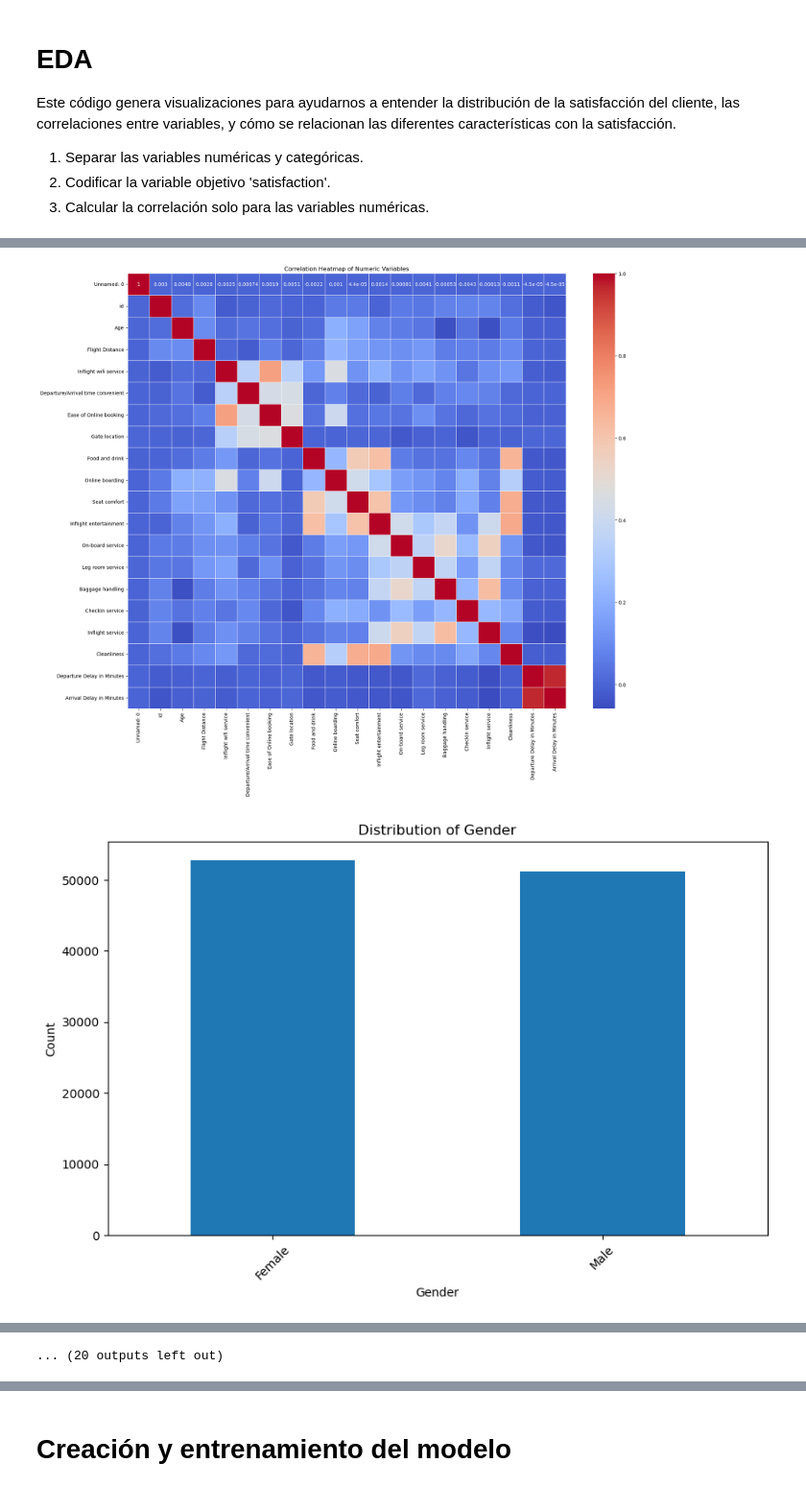
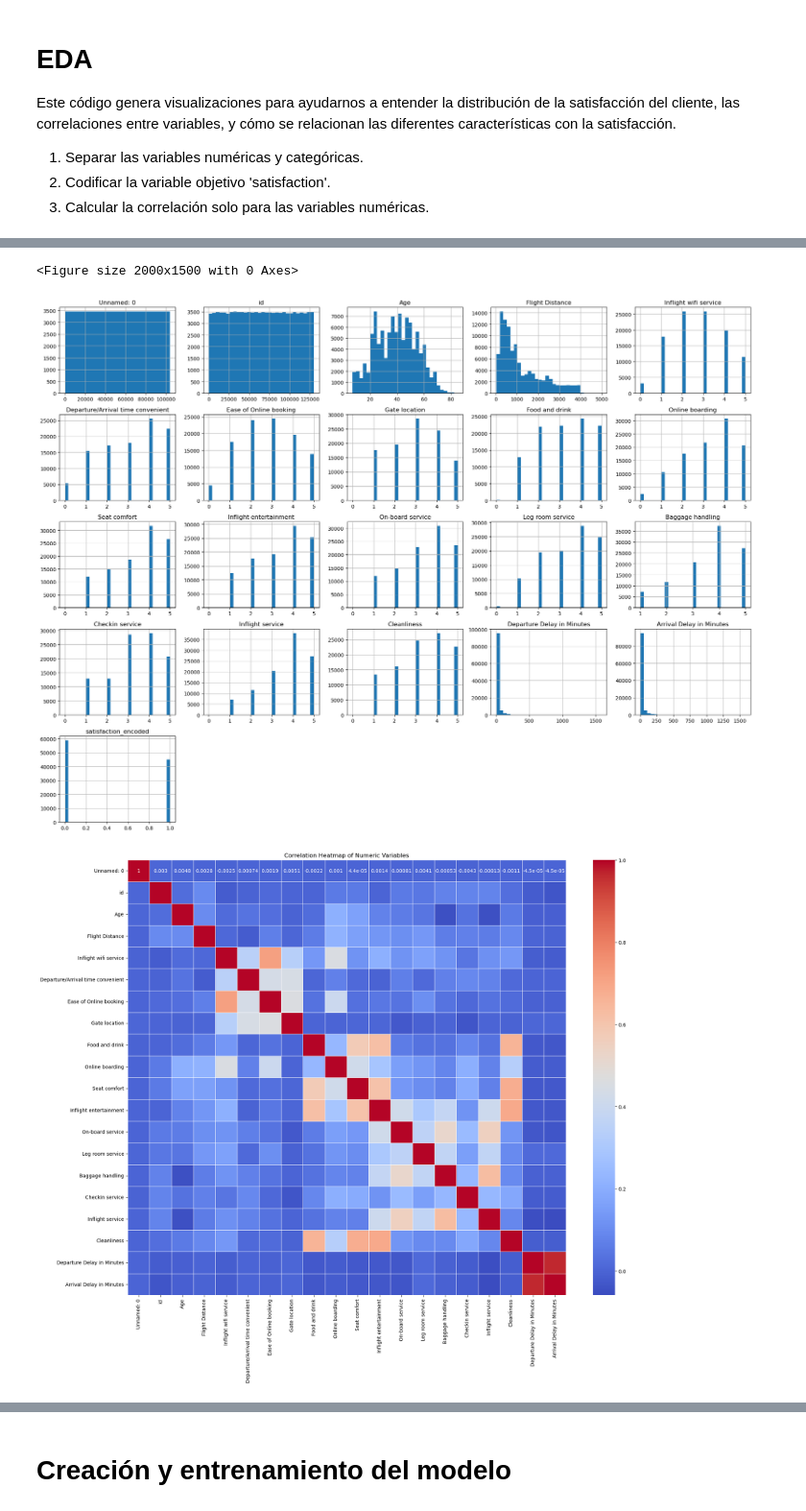
Before and after one commit to AI-School-F5-P3/F5-Aerolineas-G2, a Jupyter notebook: main.ipynb, the cells around one changed output, grey strips where cells are left out. Shown at 96% size. Saved outputs shown, nothing was run; the diff lists cells and outputs as text; code cells hidden in the pictures.

```diff
--- a/main.ipynb
+++ b/main.ipynb
@@ -67,9 +165,6 @@ Este código genera visualizaciones para ayudarnos a entender la distribución d
 2. Codificar la variable objetivo 'satisfaction'.
 3. Calcular la correlación solo para las variables numéricas.
 # %%
-import pandas as pd
-import matplotlib.pyplot as plt
-import seaborn as sns
 from sklearn.preprocessing import LabelEncoder
 
 # Cargar los datos
@@ -85,7 +180,7 @@ df['satisfaction_encoded'] = le.fit_transform(df['satisfaction'])
 
 # Análisis de variables numéricas
 plt.figure(figsize=(20, 15))
-df[numeric_columns].hist(bins=30, figsize=(20, 15))
+df.hist(bins=30, figsize=(20, 15))
 plt.tight_layout()
 plt.show()
 
@@ -126,2 +221,3 @@ for col in numeric_columns:
+<Figure size 2000x1500 with 0 Axes>
-[figure, old version]
+[figure, new version]
-[figure, old version]
+[figure, new version]
@@ -136 +230,0 @@ for col in numeric_columns:
-... (20 outputs left out)
```
Also changed, not shown: parts of 14 cells of this notebook.
